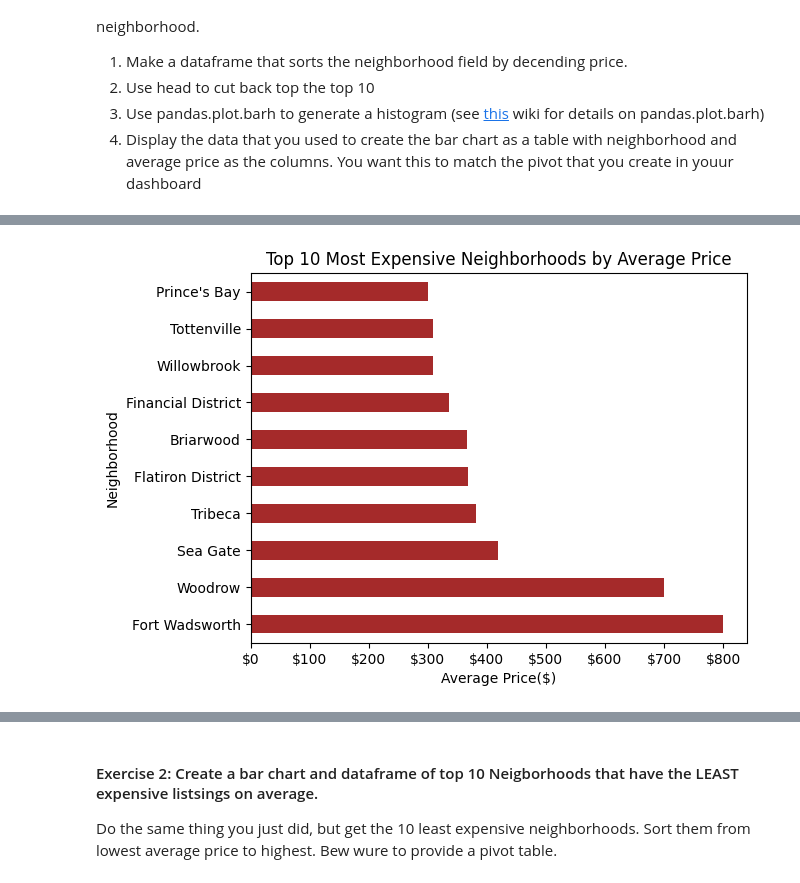
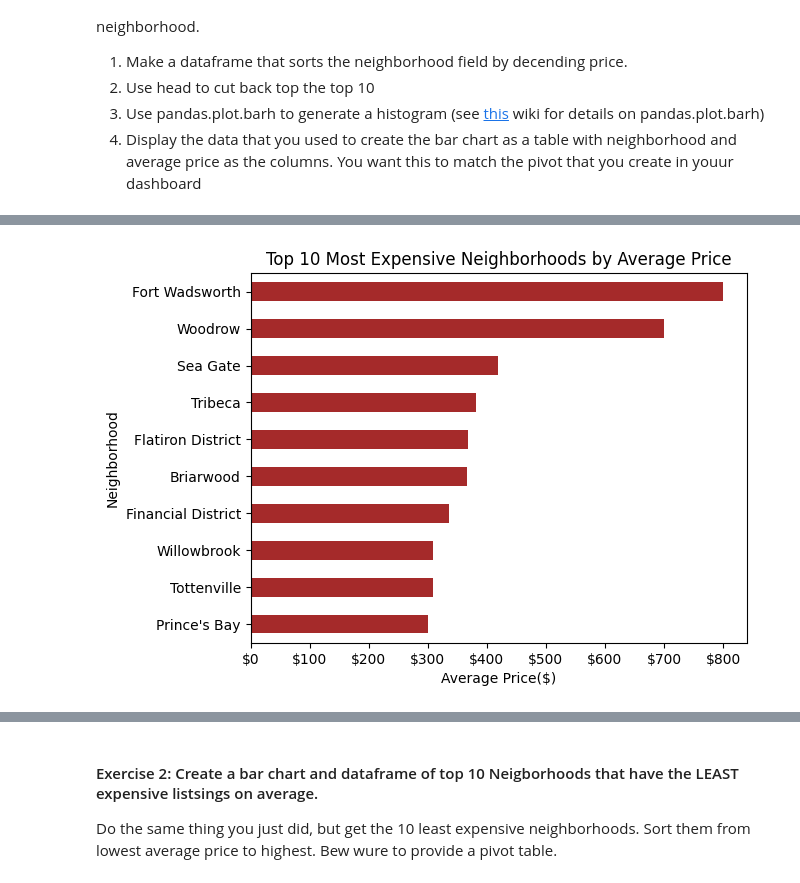
Before and after one commit to Mesa112/2024-DS-Tue, a Jupyter notebook: Week-03-Data_Analytics-Data_Viz-BI_tools/HW_wk3_EM.ipynb, the cells around one changed output, grey strips where cells are left out. Cells and saved outputs as stored; diff of their text form; code cells hidden in the pictures.

```diff
--- a/Week-03-Data_Analytics-Data_Viz-BI_tools/HW_wk3_EM.ipynb
+++ b/Week-03-Data_Analytics-Data_Viz-BI_tools/HW_wk3_EM.ipynb
@@ -32,18 +32,20 @@ an AirBnB in each neighborhood.
 # so we first want to group the data and then we calculate the average
 neighborhood_avg_price = df_data.groupby('neighbourhood')['price'].mean().reset_index()
 
-print(neighborhood_avg_price)
+print(round(neighborhood_avg_price, 2))
 
 # now we only want the top 10 SORTED!
 top_10_neighborhoods = neighborhood_avg_price.sort_values(by='price', ascending=False).head(10)
 
-print(top_10_neighborhoods)
+
+print(round(top_10_neighborhoods, 2))
 
 # now we plot...
 fig, ax = plt.subplots()
 top_10_neighborhoods.plot.barh(x='neighbourhood', y='price', legend=False, color='brown', ax=ax)
 
 ax.xaxis.set_major_formatter(FuncFormatter(lambda x, _: f'${int(x):,}'))
+ax.invert_yaxis()
 
 plt.xlabel('Average Price($)')
 plt.ylabel('Neighborhood')
@@ -70,4 +72,4 @@ plt.show()
-[figure, old version]
+[figure, new version]
 # %%
 # Now, display the top 10 datframe you created as a table with columns
 # neighbourhood and price
```
Also changed, not shown: parts of 4 cells of this notebook.
